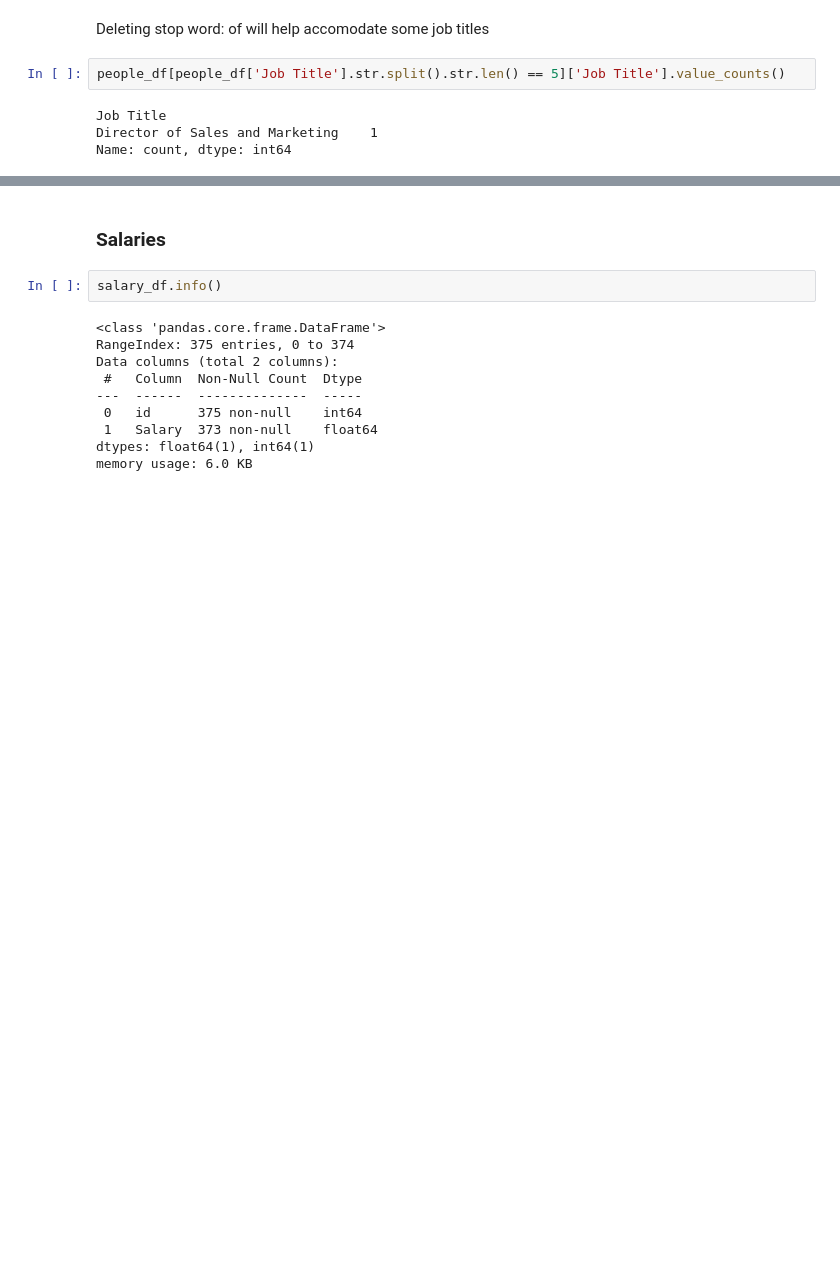
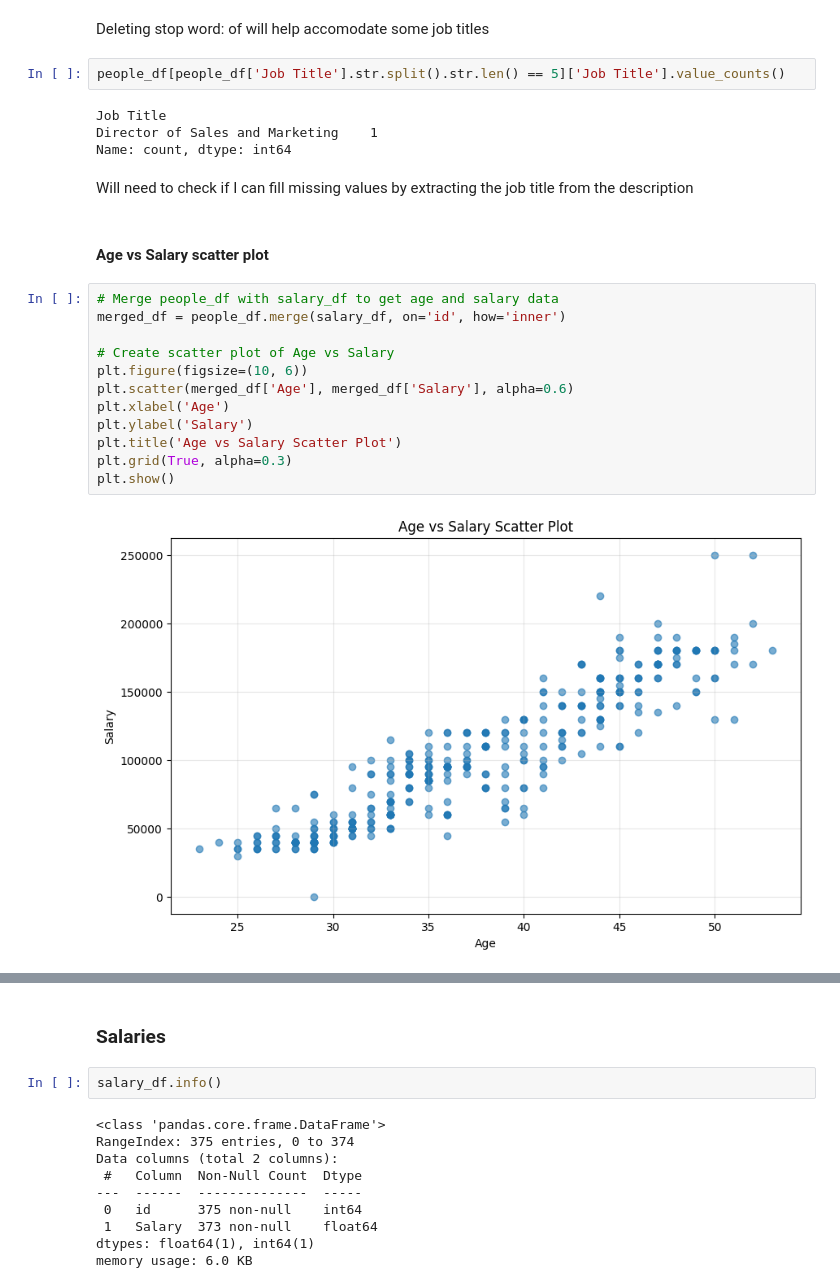
Before and after one commit to FrankAst/pwc_challenge, a Jupyter notebook: notebooks/explore.ipynb, the cells around one changed output, grey strips where cells are left out. Drawn from its saved outputs; the diff is of its cells as text; blank space fills up the shorter version.

```diff
--- a/notebooks/explore.ipynb
+++ b/notebooks/explore.ipynb
@@ -190,3 +191,21 @@ people_df[people_df['Job Title'].str.split().str.len() == 5]['Job Title'].value_
 Job Title
 Director of Sales and Marketing    1
 Name: count, dtype: int64
+# %% [markdown]
+Will need to check if I can fill missing values by extracting the job title from the description
+# %% [markdown]
+#### Age vs Salary scatter plot
+# %%
+# Merge people_df with salary_df to get age and salary data
+merged_df = people_df.merge(salary_df, on='id', how='inner')
+
+# Create scatter plot of Age vs Salary
+plt.figure(figsize=(10, 6))
+plt.scatter(merged_df['Age'], merged_df['Salary'], alpha=0.6)
+plt.xlabel('Age')
+plt.ylabel('Salary')
+plt.title('Age vs Salary Scatter Plot')
+plt.grid(True, alpha=0.3)
+plt.show()
+# %% [output]
+[figure, added]
```
Also changed, not shown: parts of 4 cells of this notebook, 5 other files.
